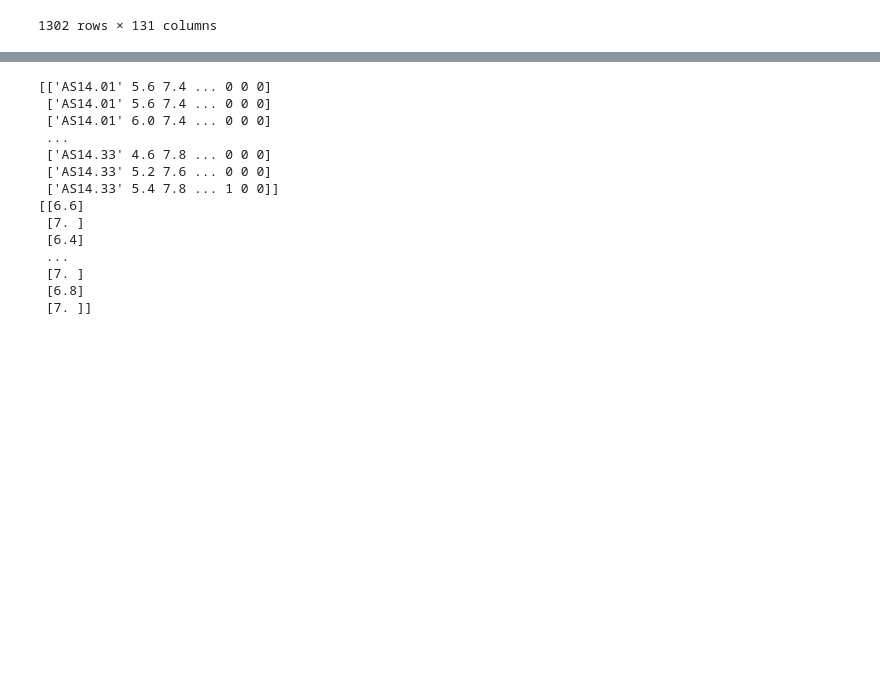
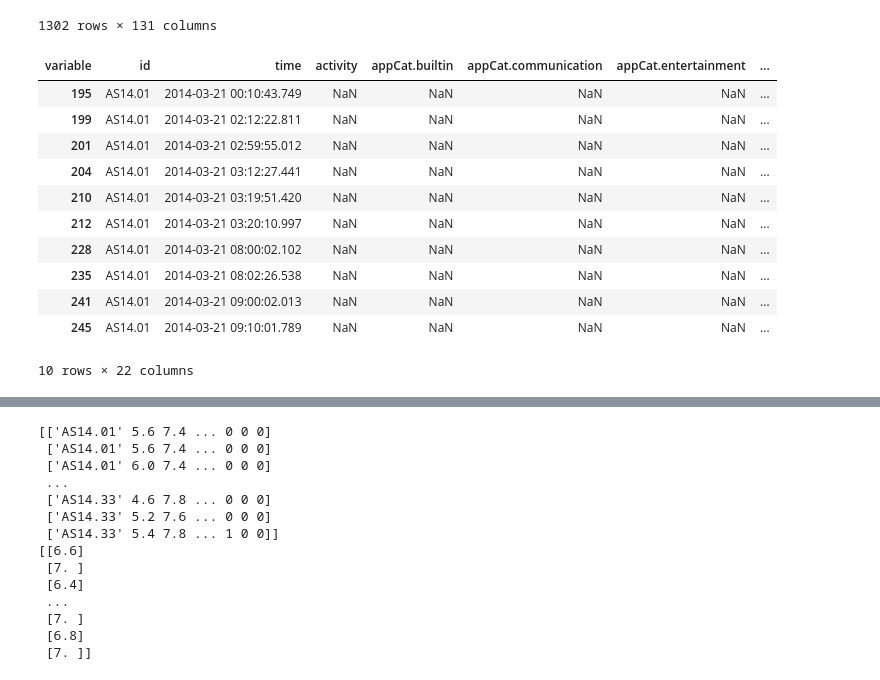
Before and after one commit to tituspellegrom/DataMiningTechniques, a Jupyter notebook: Exploration-Jaimie.ipynb, the cells around one changed output, grey strips where cells are left out. Drawn from its saved outputs; the diff is of its cells as text; code cells hidden in the pictures; blank space fills up the shorter version.

```diff
--- a/Exploration-Jaimie.ipynb
+++ b/Exploration-Jaimie.ipynb
@@ -271,3 +272,19 @@ display(df_tab)
 |  | 2014-05-30 | 5.4 | 7.8 | 6.8 | 6.720000 | 1.018370 | 4.6 | -2.0 | 0.8 | -0.4 | ... |
 |  | 2014-05-31 | 6.2 | 7.8 | 7.0 | 7.040000 | 0.934144 | 3.8 | -2.0 | 0.2 | -0.8 | ... |
 1302 rows × 131 columns
+# %%
+df_screentime = df_wide[~df_wide['screen'].isna()]
+df_screentime.head(n=10)
+# %% [output]
+| variable | id | time | activity | appCat.builtin | appCat.communication | appCat.entertainment | ... |
+| 195 | AS14.01 | 2014-03-21 00:10:43.749 | NaN | NaN | NaN | NaN | ... |
+| 199 | AS14.01 | 2014-03-21 02:12:22.811 | NaN | NaN | NaN | NaN | ... |
+| 201 | AS14.01 | 2014-03-21 02:59:55.012 | NaN | NaN | NaN | NaN | ... |
+| 204 | AS14.01 | 2014-03-21 03:12:27.441 | NaN | NaN | NaN | NaN | ... |
+| 210 | AS14.01 | 2014-03-21 03:19:51.420 | NaN | NaN | NaN | NaN | ... |
+| 212 | AS14.01 | 2014-03-21 03:20:10.997 | NaN | NaN | NaN | NaN | ... |
+| 228 | AS14.01 | 2014-03-21 08:00:02.102 | NaN | NaN | NaN | NaN | ... |
+| 235 | AS14.01 | 2014-03-21 08:02:26.538 | NaN | NaN | NaN | NaN | ... |
+| 241 | AS14.01 | 2014-03-21 09:00:02.013 | NaN | NaN | NaN | NaN | ... |
+| 245 | AS14.01 | 2014-03-21 09:10:01.789 | NaN | NaN | NaN | NaN | ... |
+10 rows × 22 columns
```
Also changed, not shown: parts of 4 cells of this notebook, 1 other file.
